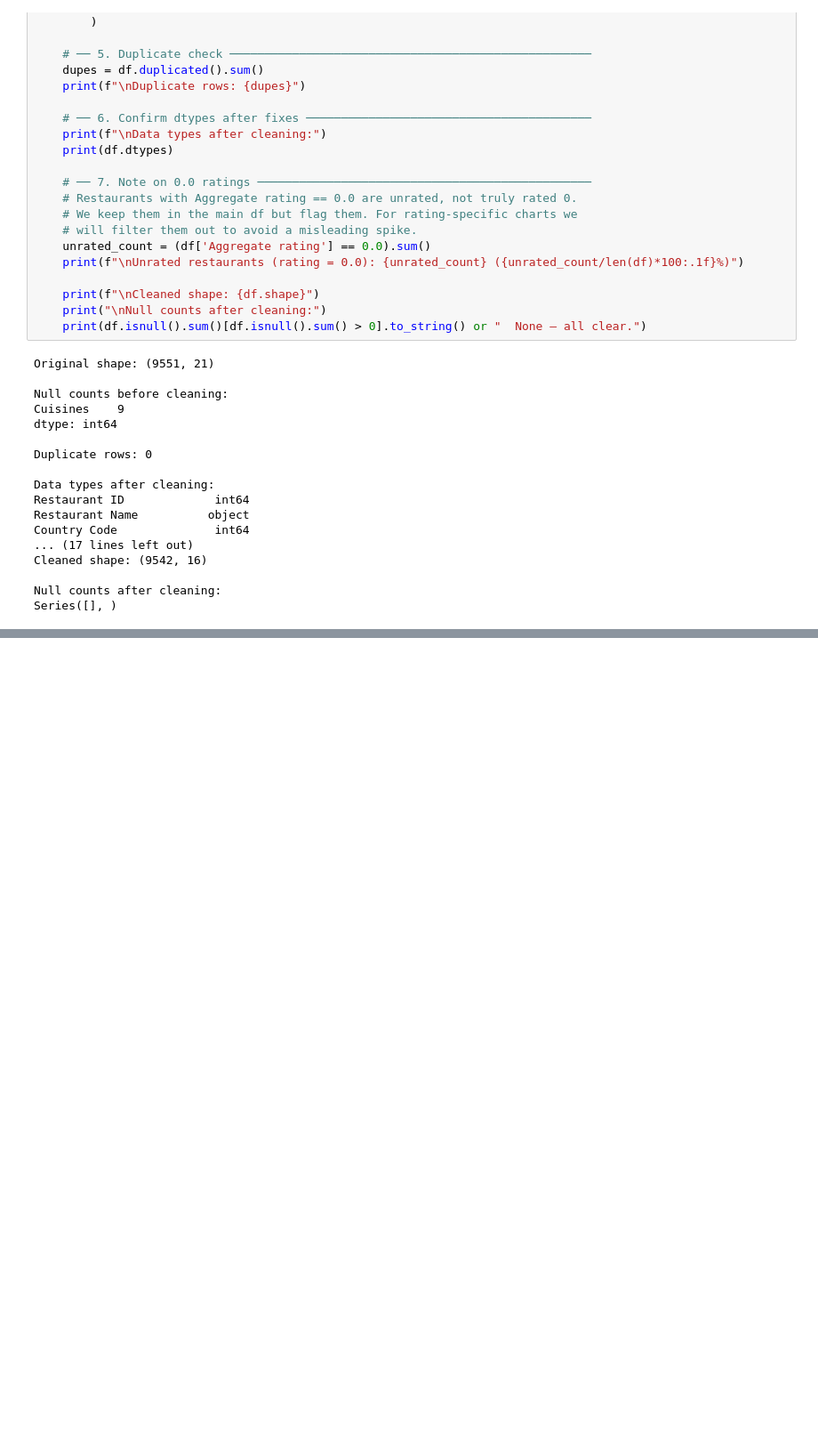
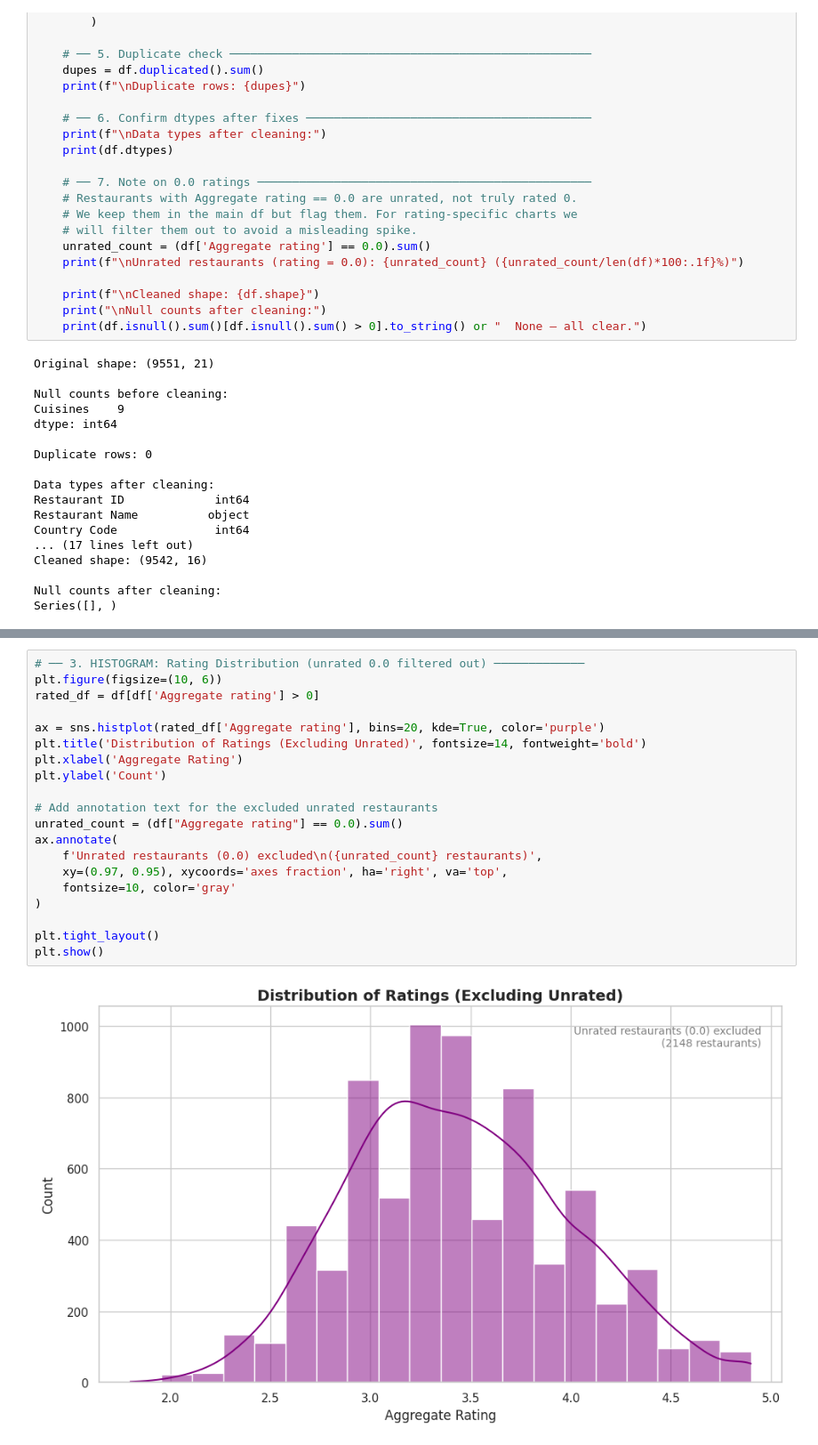
Before and after one commit to SKKammar/EDA-and-Insights, a Jupyter notebook: Project1EDAPlutoAcademy.ipynb, the cells around one changed output, grey strips where cells are left out. Shown at 89% size. Saved outputs shown, nothing was run; the diff lists cells and outputs as text; blank space fills up the shorter version.

```diff
--- a/Project1EDAPlutoAcademy.ipynb
+++ b/Project1EDAPlutoAcademy.ipynb
@@ -187,0 +211,22 @@ plt.show()
+# %%
+# ── 3. HISTOGRAM: Rating Distribution (unrated 0.0 filtered out) ─────────────
+plt.figure(figsize=(10, 6))
+rated_df = df[df['Aggregate rating'] > 0]
+
+ax = sns.histplot(rated_df['Aggregate rating'], bins=20, kde=True, color='purple')
+plt.title('Distribution of Ratings (Excluding Unrated)', fontsize=14, fontweight='bold')
+plt.xlabel('Aggregate Rating')
+plt.ylabel('Count')
+
+# Add annotation text for the excluded unrated restaurants
+unrated_count = (df["Aggregate rating"] == 0.0).sum()
+ax.annotate(
+    f'Unrated restaurants (0.0) excluded\n({unrated_count} restaurants)',
+    xy=(0.97, 0.95), xycoords='axes fraction', ha='right', va='top',
+    fontsize=10, color='gray'
+)
+
+plt.tight_layout()
+plt.show()
+# %% [output]
+[figure, added]
```
Also changed, not shown: parts of 23 cells of this notebook.
